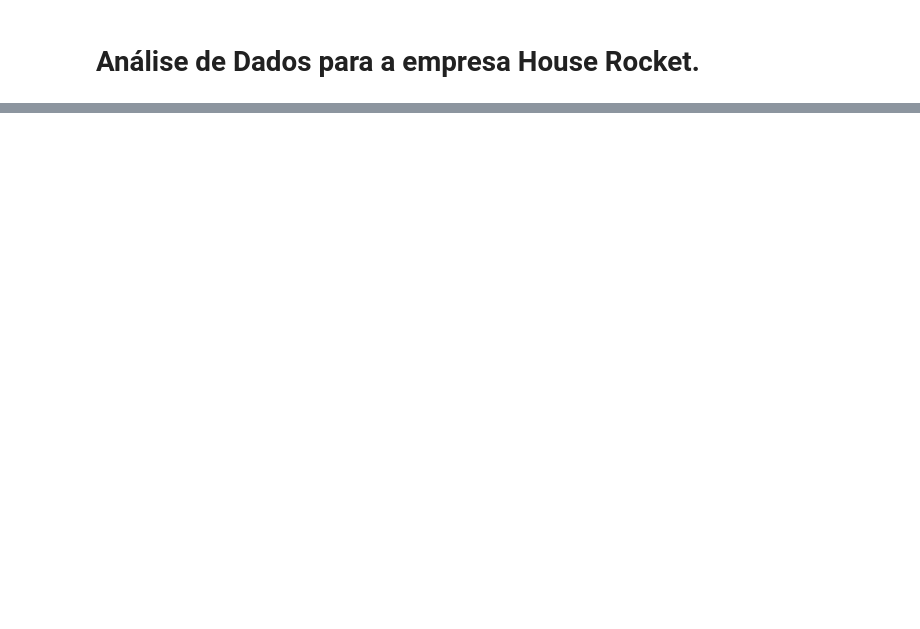
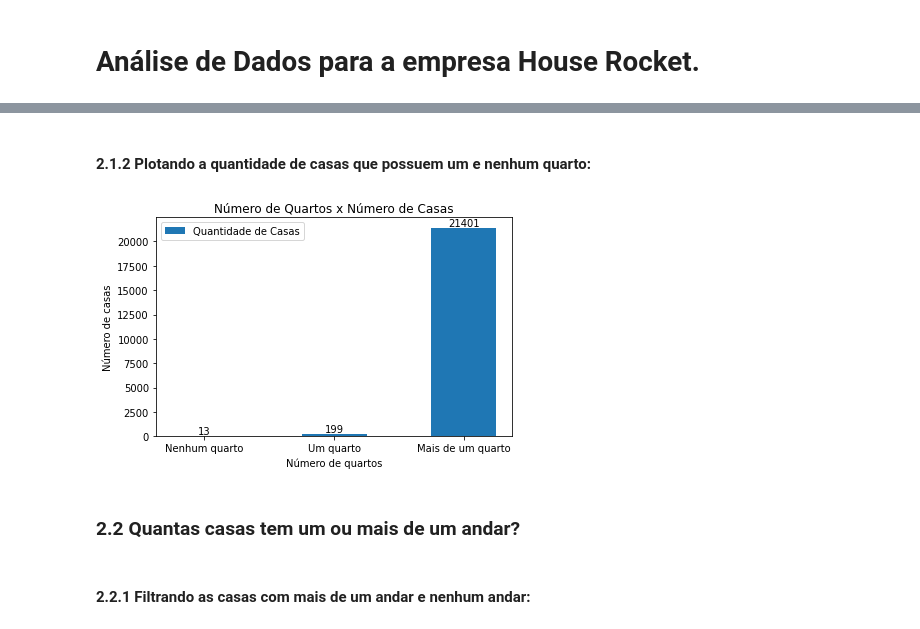
Before and after one commit to andradearthurf/python-data-analysis, a Jupyter notebook: cases/data_analisys_HouseRocket.ipynb, the cells around one changed output, grey strips where cells are left out. Saved outputs shown, nothing was run; the diff lists cells and outputs as text; code cells hidden in the pictures; blank space fills up the shorter version.

```diff
--- a/cases/data_analisys_HouseRocket.ipynb
+++ b/cases/data_analisys_HouseRocket.ipynb
@@ -56,0 +138,31 @@ plt.show()
+# %%
+house_with_none_bedrooms = dataFrame.query('bedrooms == 0').__len__()
+house_with_one_bedrooms = dataFrame.query('bedrooms == 1').__len__()
+house_with_moreOne_bedrooms = dataFrame.query('bedrooms > 1').__len__()
+# %% [markdown]
+#### 2.1.2 Plotando a quantidade de casas que possuem um e nenhum quarto:
+# %%
+quartos = ['Nenhum quarto', 'Um quarto', 'Mais de um quarto']
+casas = [house_with_none_bedrooms, house_with_one_bedrooms, house_with_moreOne_bedrooms]
+
+x = np.arange(len(quartos))
+
+fig, ax = plt.subplots()
+
+rect = ax.bar(x, casas, width=0.5, label="Quantidade de Casas")
+
+ax.set_ylabel("Número de casas")
+ax.set_xlabel("Número de quartos")
+ax.set_title("Número de Quartos x Número de Casas")
+ax.set_xticks(x, quartos)
+ax.legend()
+
+ax.bar_label(rect, padding=0.1)
+fig.tight_layout()
+plt.show()
+# %% [output]
+[figure, added]
+# %% [markdown]
+### 2.2 **Quantas casas tem um ou mais de um andar?**
+# %% [markdown]
+#### 2.2.1 Filtrando as casas com mais de um andar e nenhum andar:
```
Also changed, not shown: parts of 72 cells of this notebook.
